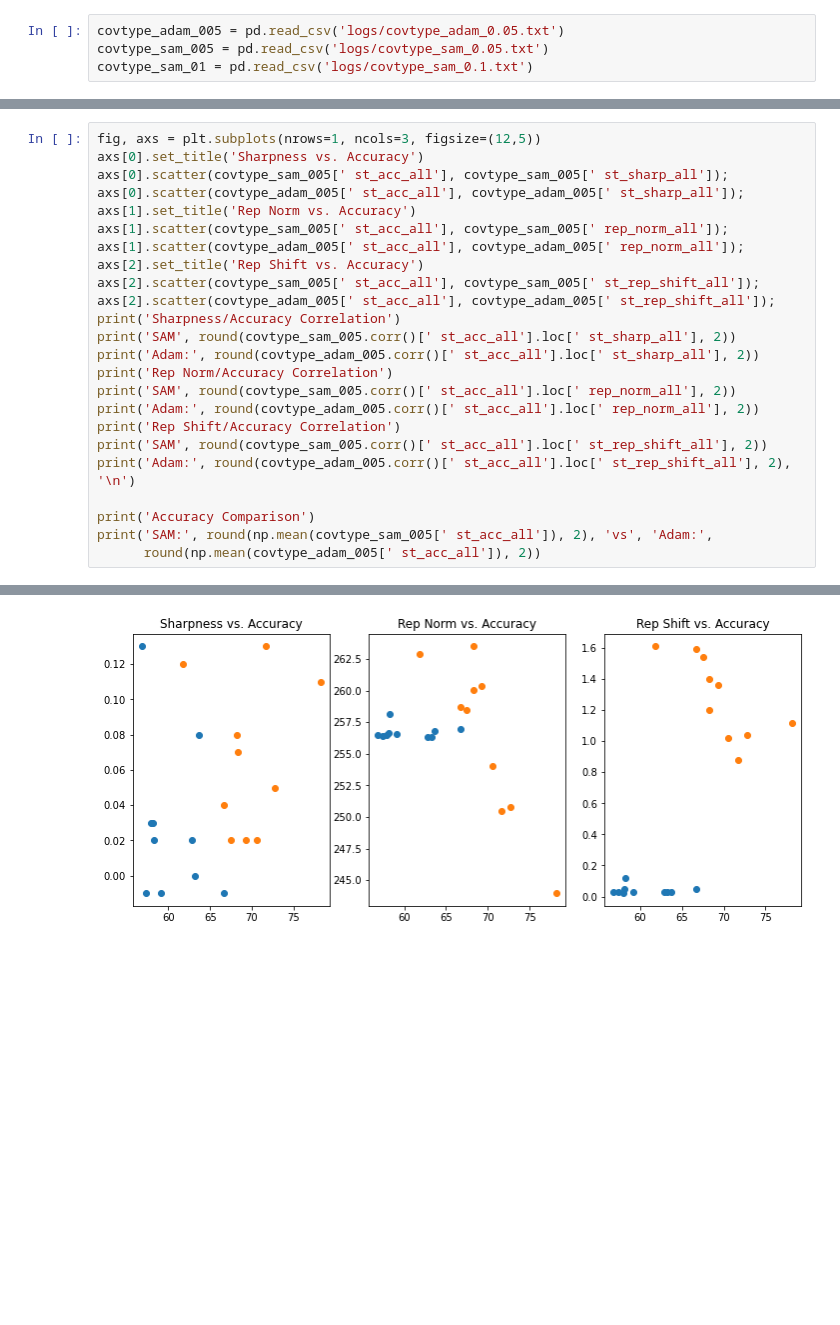
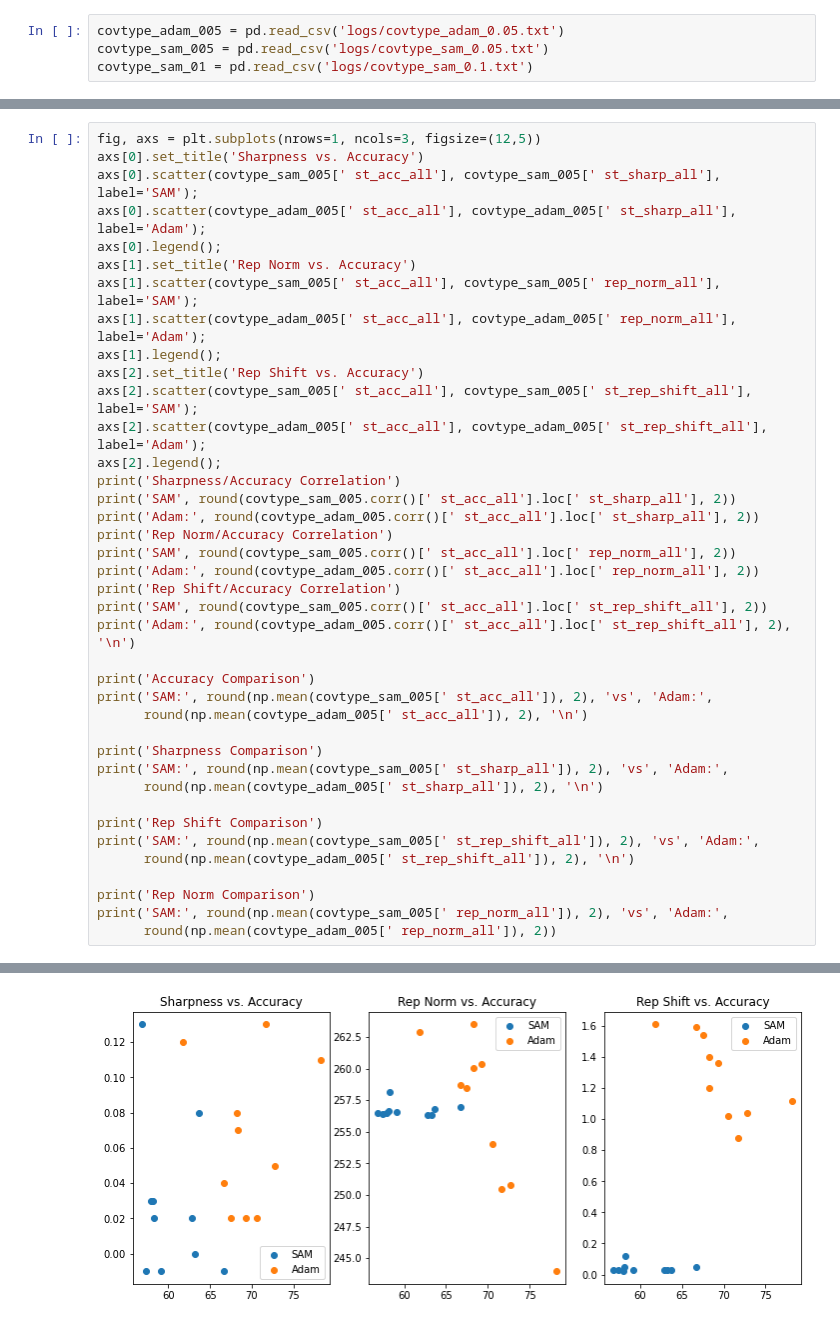
Before and after one commit to samjschapiro/GOAT, a Jupyter notebook: results.ipynb, the cells around one changed output, grey strips where cells are left out. Saved outputs shown, nothing was run; the diff lists cells and outputs as text; blank space fills up the shorter version.

```diff
--- a/results.ipynb
+++ b/results.ipynb
@@ -257,14 +257,17 @@ covtype_sam_01.mean(axis=0), covtype_sam_01.std(axis=0)
 # %%
 fig, axs = plt.subplots(nrows=1, ncols=3, figsize=(12,5))
 axs[0].set_title('Sharpness vs. Accuracy')
-axs[0].scatter(covtype_sam_005[' st_acc_all'], covtype_sam_005[' st_sharp_all']);
-axs[0].scatter(covtype_adam_005[' st_acc_all'], covtype_adam_005[' st_sharp_all']);
+axs[0].scatter(covtype_sam_005[' st_acc_all'], covtype_sam_005[' st_sharp_all'], label='SAM');
+axs[0].scatter(covtype_adam_005[' st_acc_all'], covtype_adam_005[' st_sharp_all'], label='Adam');
+axs[0].legend();
 axs[1].set_title('Rep Norm vs. Accuracy')
-axs[1].scatter(covtype_sam_005[' st_acc_all'], covtype_sam_005[' rep_norm_all']);
-axs[1].scatter(covtype_adam_005[' st_acc_all'], covtype_adam_005[' rep_norm_all']);
+axs[1].scatter(covtype_sam_005[' st_acc_all'], covtype_sam_005[' rep_norm_all'], label='SAM');
+axs[1].scatter(covtype_adam_005[' st_acc_all'], covtype_adam_005[' rep_norm_all'], label='Adam');
+axs[1].legend();
 axs[2].set_title('Rep Shift vs. Accuracy')
-axs[2].scatter(covtype_sam_005[' st_acc_all'], covtype_sam_005[' st_rep_shift_all']);
-axs[2].scatter(covtype_adam_005[' st_acc_all'], covtype_adam_005[' st_rep_shift_all']);
+axs[2].scatter(covtype_sam_005[' st_acc_all'], covtype_sam_005[' st_rep_shift_all'], label='SAM');
+axs[2].scatter(covtype_adam_005[' st_acc_all'], covtype_adam_005[' st_rep_shift_all'], label='Adam');
+axs[2].legend();
 print('Sharpness/Accuracy Correlation')
 print('SAM', round(covtype_sam_005.corr()[' st_acc_all'].loc[' st_sharp_all'], 2))
 print('Adam:', round(covtype_adam_005.corr()[' st_acc_all'].loc[' st_sharp_all'], 2))
@@ -277,7 +280,19 @@ print('Adam:', round(covtype_adam_005.corr()[' st_acc_all'].loc[' st_rep_shift_a
 
 print('Accuracy Comparison')
 print('SAM:', round(np.mean(covtype_sam_005[' st_acc_all']), 2), 'vs', 'Adam:',
-      round(np.mean(covtype_adam_005[' st_acc_all']), 2))
+      round(np.mean(covtype_adam_005[' st_acc_all']), 2), '\n')
+
+print('Sharpness Comparison')
+print('SAM:', round(np.mean(covtype_sam_005[' st_sharp_all']), 2), 'vs', 'Adam:',
+      round(np.mean(covtype_adam_005[' st_sharp_all']), 2), '\n')
+
+print('Rep Shift Comparison')
+print('SAM:', round(np.mean(covtype_sam_005[' st_rep_shift_all']), 2), 'vs', 'Adam:',
+      round(np.mean(covtype_adam_005[' st_rep_shift_all']), 2), '\n')
+
+print('Rep Norm Comparison')
+print('SAM:', round(np.mean(covtype_sam_005[' rep_norm_all']), 2), 'vs', 'Adam:',
+      round(np.mean(covtype_adam_005[' rep_norm_all']), 2))
 # %% [output]
 Sharpness/Accuracy Correlation
 SAM -0.26
@@ -294,4 +314,4 @@ SAM: 60.4 vs Adam: 69.5
-[figure, old version]
+[figure, new version]
 # %%
 fig, axs = plt.subplots(nrows=1, ncols=3, figsize=(12,5))
 axs[0].set_title('Sharpness vs. Accuracy')
```
Also changed, not shown: parts of 4 cells of this notebook, 6 other files.
